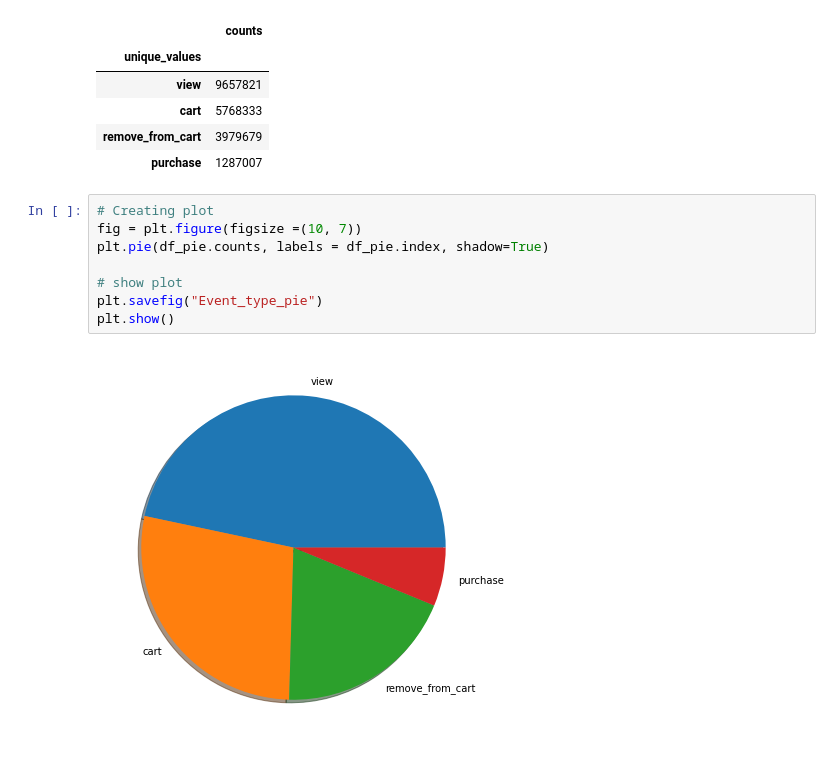
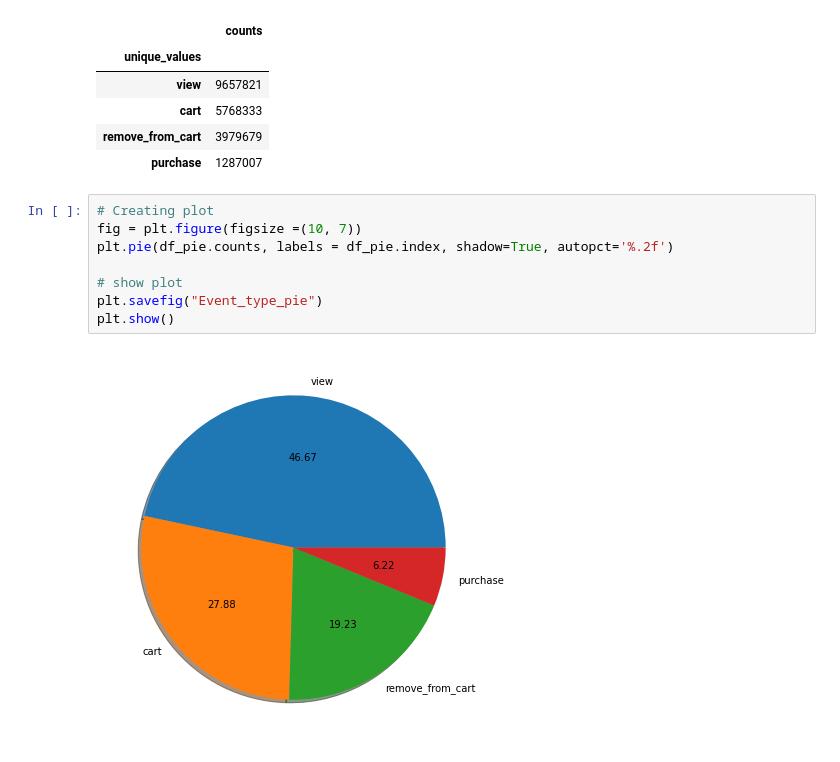
Before and after one commit to Johnny-Foreigner/predicting_purchases, a Jupyter notebook: data_exploration/eda_index.ipynb, the cells around one changed output. Drawn from its saved outputs; the diff is of its cells as text.

```diff
--- a/data_exploration/eda_index.ipynb
+++ b/data_exploration/eda_index.ipynb
@@ -932,10 +914,10 @@ df_pie
 # %%
 # Creating plot
 fig = plt.figure(figsize =(10, 7))
-plt.pie(df_pie.counts, labels = df_pie.index, shadow=True)
+plt.pie(df_pie.counts, labels = df_pie.index, shadow=True, autopct='%.2f')
 
 # show plot
 plt.savefig("Event_type_pie")
 plt.show()
 # %% [output]
-[figure, old version]
+[figure, new version]
```
Also changed, not shown: parts of 7 cells of this notebook, 2 other files.
